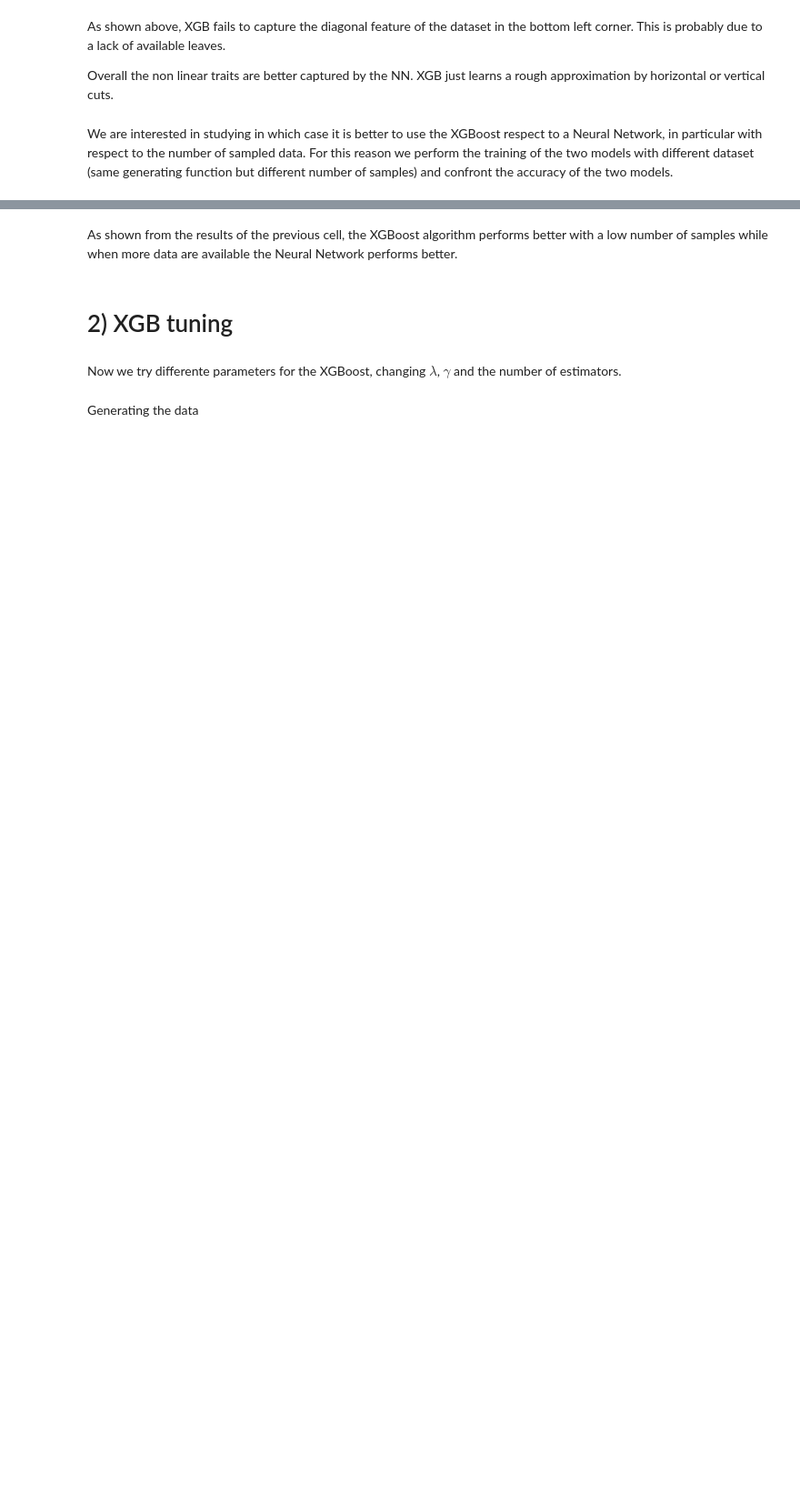
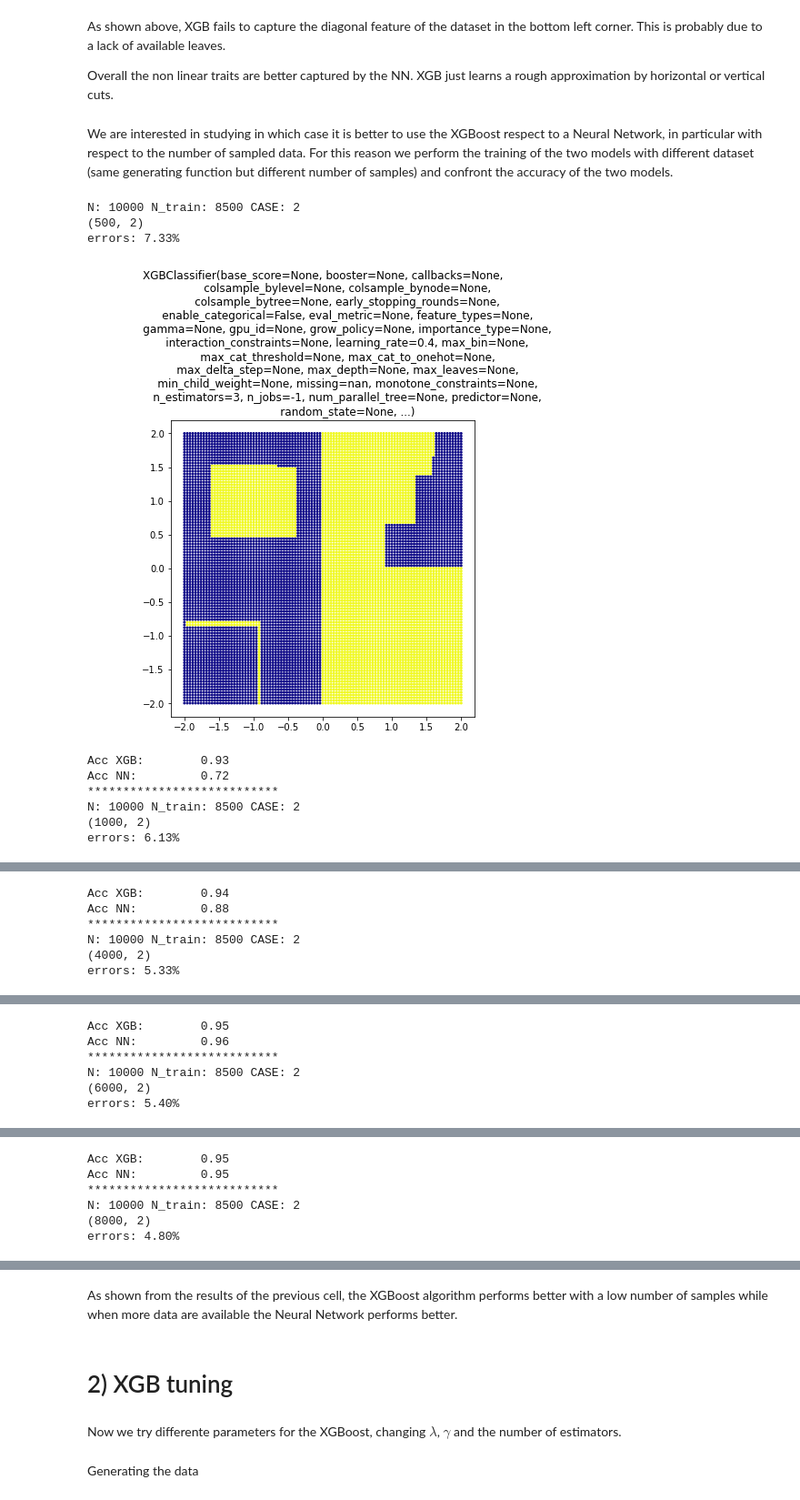
Before and after one commit to threeblueonebrowneyes/lcpb-homework, a Jupyter notebook: HW_04/group2305_exercise04.ipynb, the cells around one changed output, grey strips where cells are left out. Shown at 91% size. Drawn from its saved outputs; the diff is of its cells as text; code cells hidden in the pictures; blank space fills up the shorter version.

```diff
--- a/HW_04/group2305_exercise04.ipynb
+++ b/HW_04/group2305_exercise04.ipynb
@@ -340,0 +298,45 @@ for n in N:
+# %%
+N =[500, 1000, 4000, 6000, 8000]
+
+#Performing the training for different values of number of samples
+for n in N:
+    #Generating the data
+    x_train_o, y_train_o, x_test_o, y_test_o = gen_data(CASE=2, N=10000, perc_train=perc_train, S=S)
+    x_train=x_train_o[:n,:]
+    y_train=y_train_o[:n]
+    x_test=x_test_o
+    y_test=y_test_o
+
+    print(x_train.shape)
+
+    #XGBoost
+    xg_x_plot, xg_y_plot, error_xgb =classify(XGBClassifier(seed=1,
+                                                            objective='binary:logistic',
+                                                            learning_rate=0.4,
+                                                            reg_lambda=0.001,
+                                                            n_estimators=3,
+                                                            n_jobs=-1), show=False)
+    #NN
+    nepochs=70
+    model = compile_model(optimizer='RMSprop',
+                          act_func='tanh',
+                          neurons=25)
+    history = model.fit(Rescale(x_train), y_train,
+                        epochs = nepochs,
+                        batch_size = 100,
+                        validation_data=(Rescale(x_test),y_test),
+                        verbose=0)
+    print("Acc XGB:\t{:.2f}".format((100-error_xgb)/100))
+    print("Acc NN:\t\t{:.2f}".format(history.history['val_accuracy'][-1]))
+    print("***************************")
+# %% [output]
+N: 10000 N_train: 8500 CASE: 2
+(500, 2)
+errors: 7.33%
+[figure, added]
+Acc XGB:        0.93
+Acc NN:         0.72
+***************************
+N: 10000 N_train: 8500 CASE: 2
+(1000, 2)
+errors: 6.13%
@@ -340,0 +344,6 @@ for n in N:
+Acc XGB:        0.94
+Acc NN:         0.88
+***************************
+N: 10000 N_train: 8500 CASE: 2
+(4000, 2)
+errors: 5.33%
@@ -340,0 +351,6 @@ for n in N:
+Acc XGB:        0.95
+Acc NN:         0.96
+***************************
+N: 10000 N_train: 8500 CASE: 2
+(6000, 2)
+errors: 5.40%
@@ -340,0 +358,6 @@ for n in N:
+Acc XGB:        0.95
+Acc NN:         0.95
+***************************
+N: 10000 N_train: 8500 CASE: 2
+(8000, 2)
+errors: 4.80%
```
Also changed, not shown: parts of 16 cells of this notebook.
